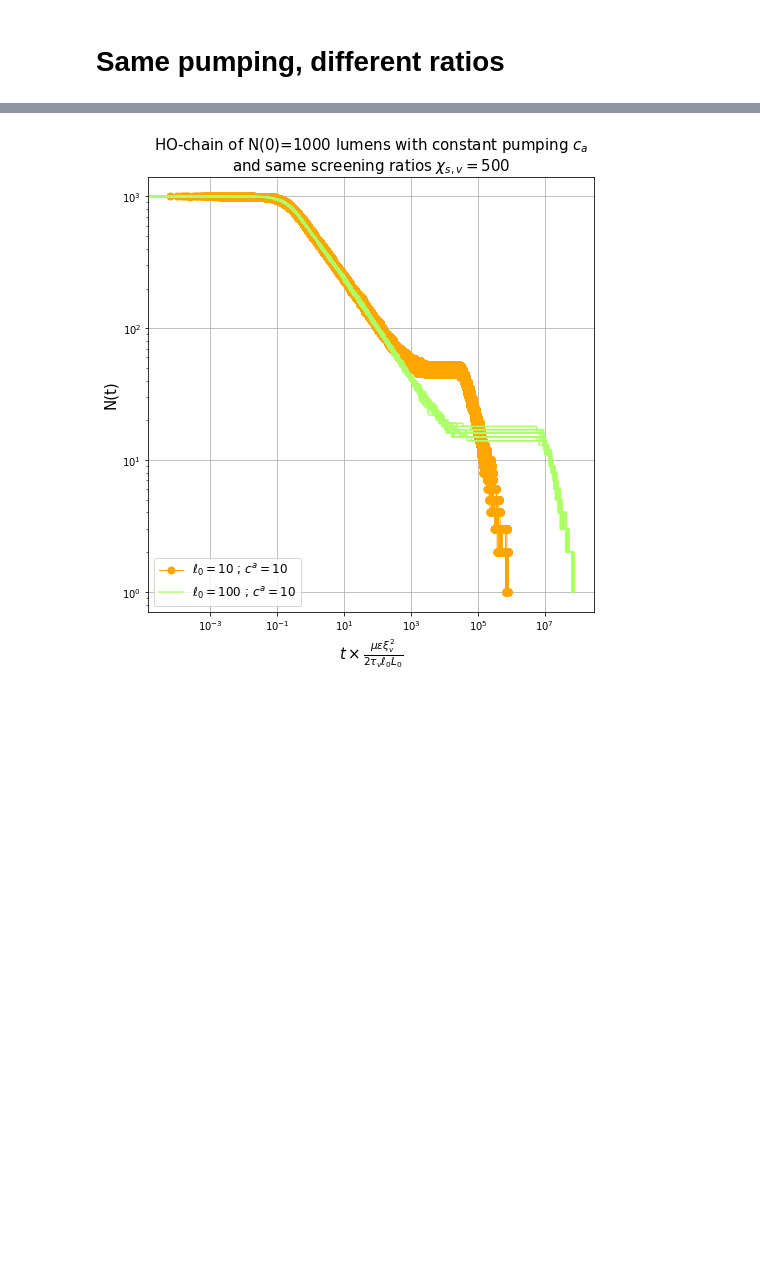
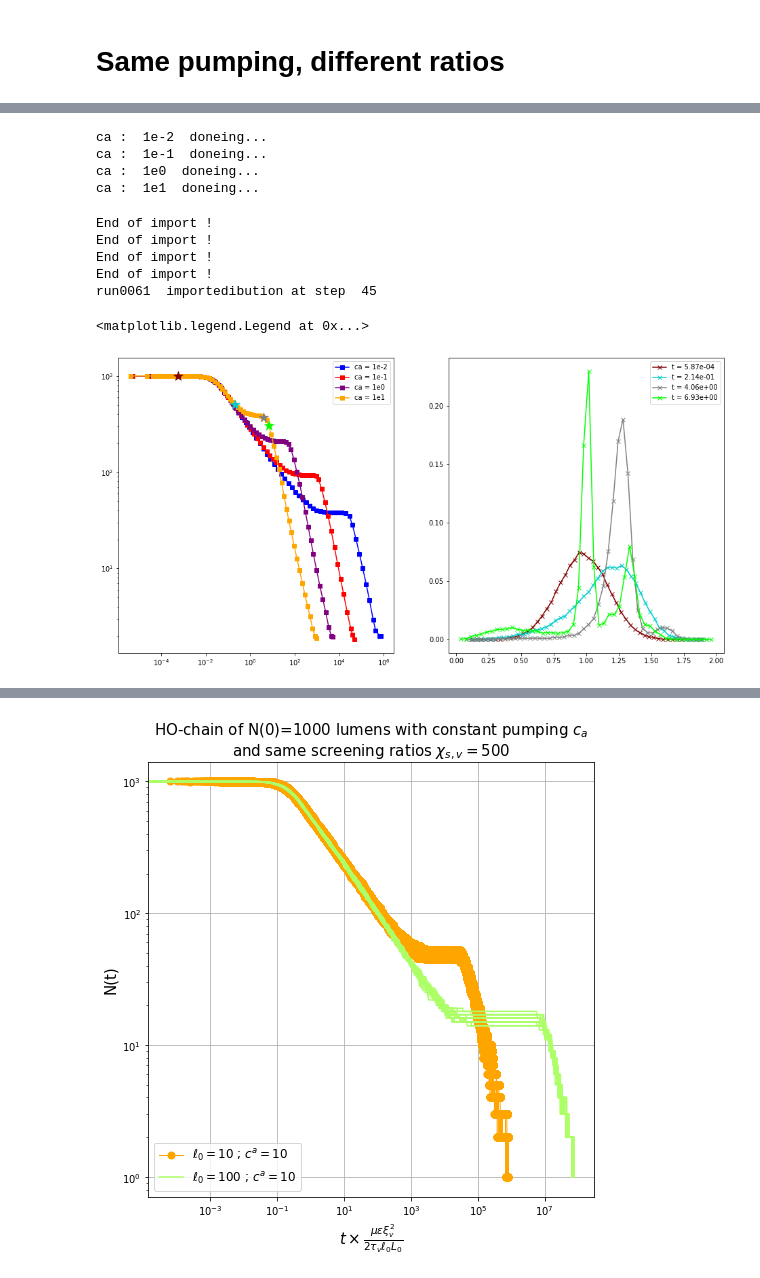
Before and after one commit to VirtualEmbryo/hydroosmotic_chain, a Jupyter notebook: _notebook/osmotic - pumping.ipynb, the cells around one changed output, grey strips where cells are left out. Drawn from its saved outputs; the diff is of its cells as text; code cells hidden in the pictures; blank space fills up the shorter version.

```diff
--- a/_notebook/osmotic - pumping.ipynb
+++ b/_notebook/osmotic - pumping.ipynb
@@ -646,0 +650,20 @@ array([[0.00000000e+00, 1.00000000e+03],
+# %%
+NT_p = {}
+chis, chiv = 50, 50
+for ca in ['1e-2', '1e-1', '1e0', '1e1'] :
+    print('ca : ', ca, ' running...', end='\r')
+    NT_p[ca] = {}
+    if ca != 10 :
+        for n in range(20) :
+            filename = os.path.join(main_dir, 'N1000', 'chis50_chiv50', 'ca'+ca, 'run'+str(n).zfill(4), 'sim_nlum.dat')
+            NT_p[ca][n] = np.loadtxt(filename)
+
+    else :
+        for n in range(40) :
+            NT_p[ca][n] = np.loadtxt(filename)
+    print('ca : ', ca, ' done', end='\n')
+# %% [output]
+ca :  1e-2  doneing...
+ca :  1e-1  doneing...
+ca :  1e0  doneing...
+ca :  1e1  doneing...
@@ -646,0 +722,48 @@ array([[0.00000000e+00, 1.00000000e+03],
+# %%
+wmin_dict = {'1e-2' : -5, '1e-1' : -5, '1e0' : -5, '1e1' : -5}
+wmax_dict = {'1e-2' : 6, '1e-1' : 5, '1e0' : 4, '1e1' : 3}
+npts = 70
+
+#steps = [10, 20, 27, 30]
+steps = [10, 32, 43, 45]
+col_steps = {steps[0] : '#800000', steps[1] : '#00cccc', steps[2] : '#808080', steps[3] : '#00ff00'}
+
+fig, ax = plt.subplots(1, 2, figsize=(16, 8))
+
+ax[0].set_xscale('log')
+ax[0].set_yscale('log')
+
+folder = os.path.join(main_dir, 'N1000', 'chis50_chiv50', 'ca1e1')
+
+for ca in ['1e-2', '1e-1', '1e0', '1e1'] :
+    wmin, wmax = wmin_dict[ca], wmax_dict[ca]
+    T = 1#(2*tau*L0*ell0)/((xiv**2)*mu*eps)
+    index_array = gen_index_array(NT_p[ca][0], npts)
+    res_avg, res_std = an.batch(data_dict=NT_p[ca], wmin=wmin, wmax=wmax, nwindow=npts)
+    ax[0].plot(res_avg[:, 0], res_avg[:, 1], marker='s', color = ca_dict[float(ca)][1], label = 'ca = '+str(ca))
+    if ca == '1e1' :
+        for s in steps :
+            ax[0].scatter(res_avg[s, 0], res_avg[s, 1], color=col_steps[s], zorder=10, marker='*', s=200)
+            if os.path.isfile('Nt_avg_chis50_chiv50_ca'+ca+'_step'+str(s)+'.txt') :
+                distrib = np.loadtxt('Nt_avg_chis50_chiv50_ca'+ca+'_step'+str(s)+'.txt')
+            else :
+                print('Calculating distribution at step ', s, end='\r')
+                distrib = calc_distrib(time = res_avg[s, 0], folder=folder)
+                np.savetxt('Nt_avg_chis50_chiv50_ca'+ca+'_step'+str(s)+'.txt', distrib)
+            ax[1].plot(distrib[0]/np.average(distrib[0]), distrib[1], label='t = ' +"{:2.2e}".format(res_avg[s, 0]), marker='x', color=col_steps[s])
+
+    np.savetxt('Nt_avg_chis50_chiv50_ca'+ca+'.txt', res_avg)
+
+
+ax[1].legend()
+ax[0].legend()
+
+#plt.savefig('/Users/mathieuleverge/Documents/cavidoc/hydroosmotic/pumping_distributions.eps', format='eps')
+# %% [output]
+End of import !
+End of import !
+End of import !
+End of import !
+run0061  importedibution at step  45
+<matplotlib.legend.Legend at 0x...>
+[figure, added]
```
Also changed, not shown: parts of 20 cells of this notebook, 26 other files.
